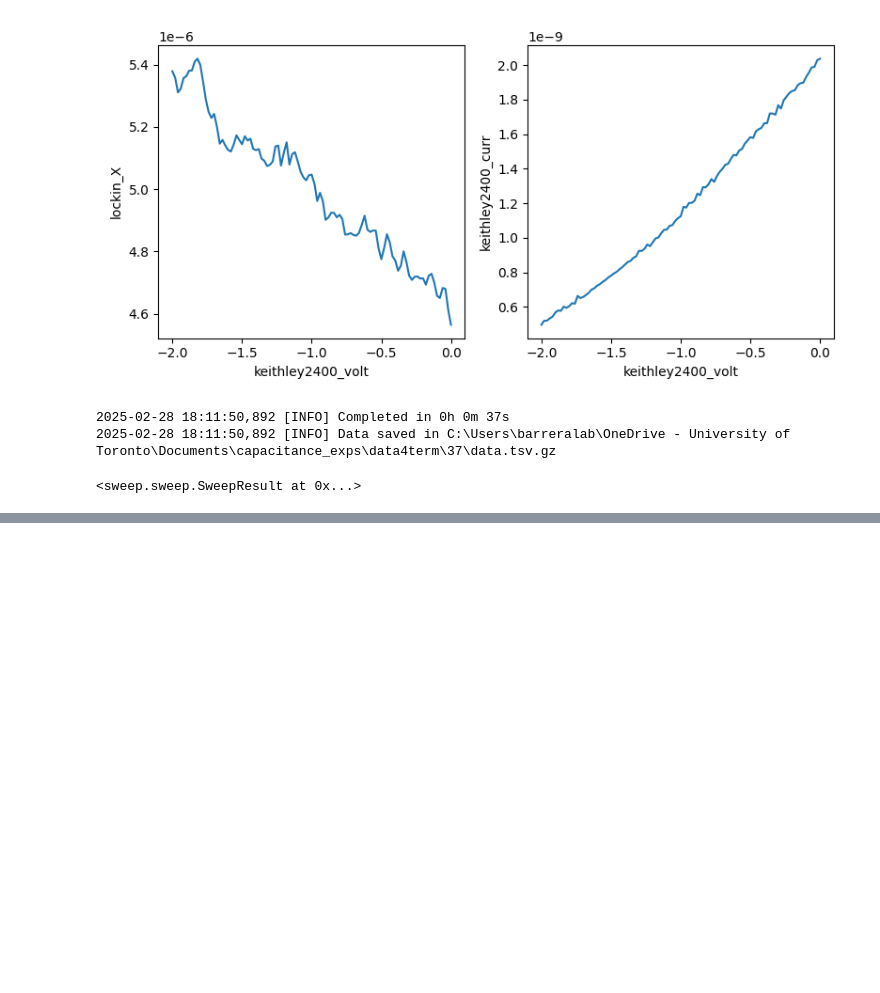
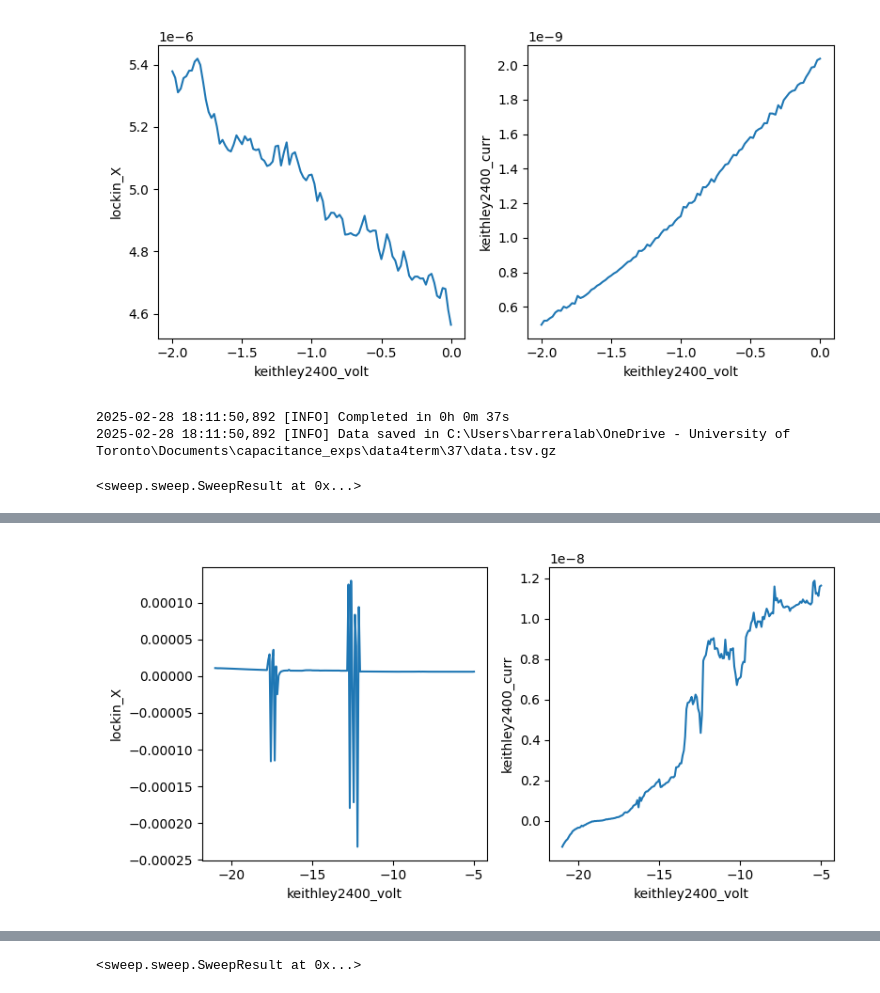
Before and after one commit to barreralab/capacitance_exps, a Jupyter notebook: notebooks/acquisition/stak51_4term/test.ipynb, the cells around one changed output, grey strips where cells are left out. Cells and saved outputs as stored; diff of their text form; code cells hidden in the pictures; blank space fills up the shorter version.

```diff
--- a/notebooks/acquisition/stak51_4term/test.ipynb
+++ b/notebooks/acquisition/stak51_4term/test.ipynb
@@ -734,0 +748,3 @@ paramp(keith2400.volt)
+# %%
+mm_sweep(keith2400.volt, -5 ,-21, 201, 5, s)
+# %% [output]
@@ -734,0 +753 @@ paramp(keith2400.volt)
+[figure, added]
@@ -734,0 +756 @@ paramp(keith2400.volt)
+<sweep.sweep.SweepResult at 0x...>
```
Also changed, not shown: parts of 29 cells of this notebook, 21 other files.
